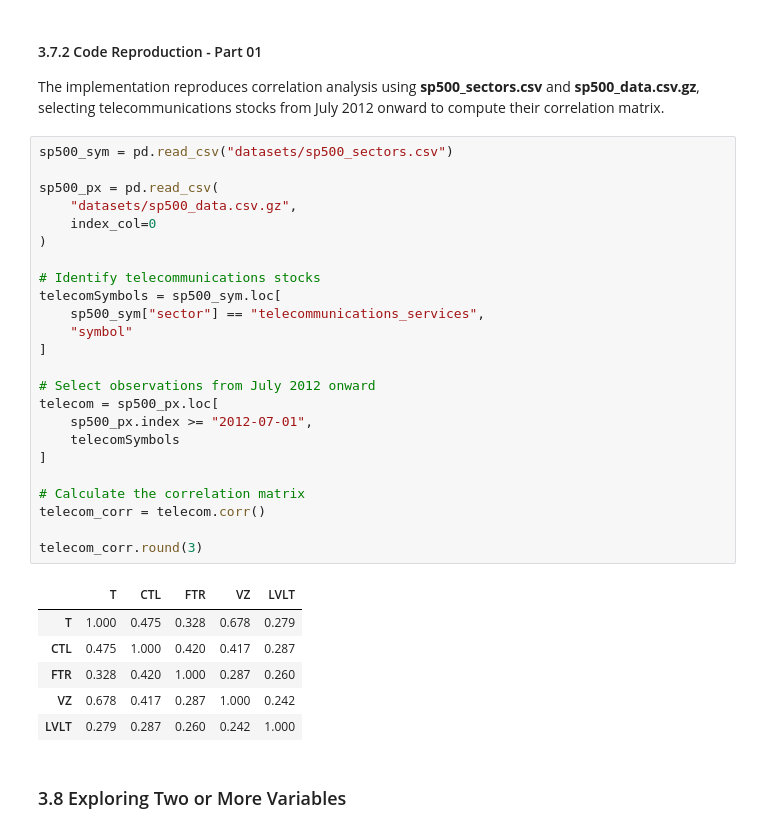
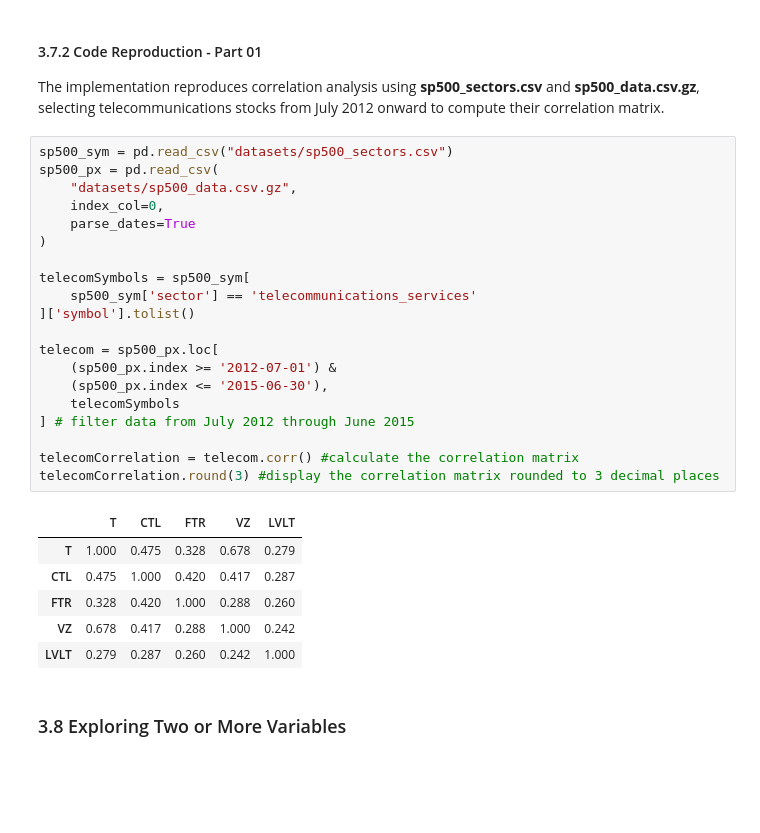
Before and after one commit to kinanpta/Practical-Statistics-for-Data-Scientists, a Jupyter notebook: Chapter01_Exploratory_Data_Analysis.ipynb, the cells around one changed output. Cells and saved outputs as stored; diff of their text form; blank space fills up the shorter version.

```diff
--- a/Chapter01_Exploratory_Data_Analysis.ipynb
+++ b/Chapter01_Exploratory_Data_Analysis.ipynb
@@ -733,34 +733,30 @@ $$
 The implementation reproduces correlation analysis using **sp500_sectors.csv** and **sp500_data.csv.gz**, selecting telecommunications stocks from July 2012 onward to compute their correlation matrix.
 # %%
 sp500_sym = pd.read_csv("datasets/sp500_sectors.csv")
-
 sp500_px = pd.read_csv(
     "datasets/sp500_data.csv.gz",
-    index_col=0
+    index_col=0,
+    parse_dates=True
 )
 
-# Identify telecommunications stocks
-telecomSymbols = sp500_sym.loc[
-    sp500_sym["sector"] == "telecommunications_services",
-    "symbol"
-]
+telecomSymbols = sp500_sym[
+    sp500_sym['sector'] == 'telecommunications_services'
+]['symbol'].tolist()
 
-# Select observations from July 2012 onward
 telecom = sp500_px.loc[
-    sp500_px.index >= "2012-07-01",
+    (sp500_px.index >= '2012-07-01') &
+    (sp500_px.index <= '2015-06-30'),
     telecomSymbols
-]
+] # filter data from July 2012 through June 2015
 
-# Calculate the correlation matrix
-telecom_corr = telecom.corr()
-
-telecom_corr.round(3)
+telecomCorrelation = telecom.corr() #calculate the correlation matrix
+telecomCorrelation.round(3) #display the correlation matrix rounded to 3 decimal places
 # %% [output]
 |  | T | CTL | FTR | VZ | LVLT |
 | T | 1.000 | 0.475 | 0.328 | 0.678 | 0.279 |
 | CTL | 0.475 | 1.000 | 0.420 | 0.417 | 0.287 |
-| FTR | 0.328 | 0.420 | 1.000 | 0.287 | 0.260 |
-| VZ | 0.678 | 0.417 | 0.287 | 1.000 | 0.242 |
+| FTR | 0.328 | 0.420 | 1.000 | 0.288 | 0.260 |
+| VZ | 0.678 | 0.417 | 0.288 | 1.000 | 0.242 |
 | LVLT | 0.279 | 0.287 | 0.260 | 0.242 | 1.000 |
 # %% [markdown]
 ### 3.8 Exploring Two or More Variables
```
